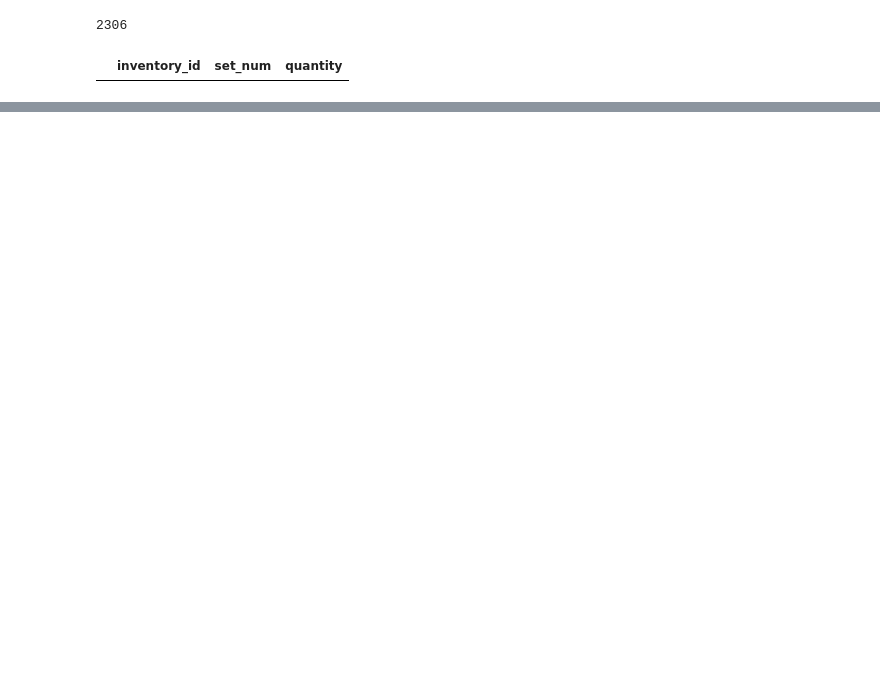
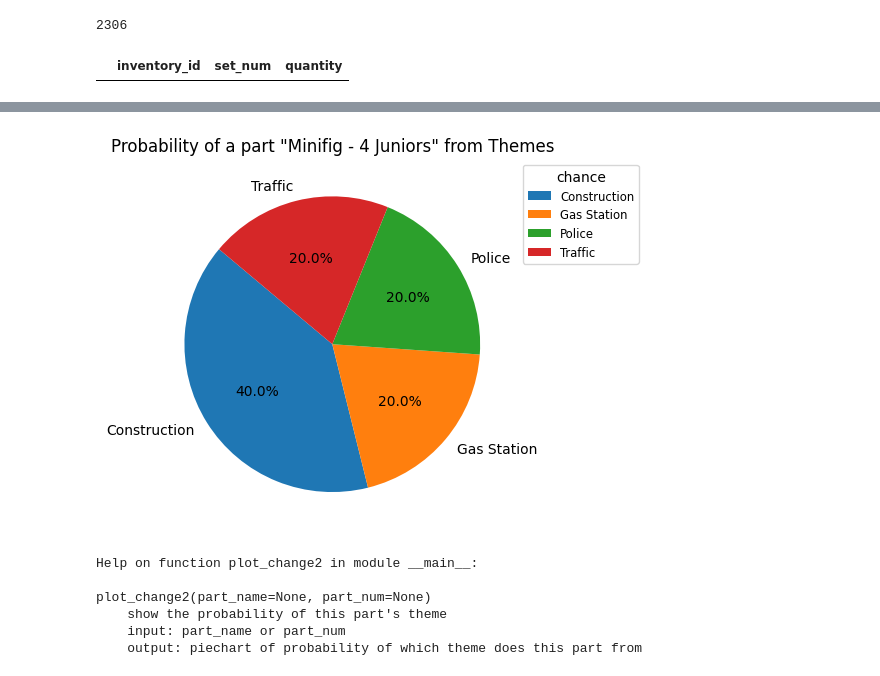
Before and after one commit to hahahassan/Lego_CPSC_project, a Jupyter notebook: notebook/lego_analysis.ipynb, the cells around one changed output, grey strips where cells are left out. Drawn from its saved outputs; the diff is of its cells as text; code cells hidden in the pictures; blank space fills up the shorter version.

```diff
--- a/notebook/lego_analysis.ipynb
+++ b/notebook/lego_analysis.ipynb
@@ -148,0 +706,13 @@ Daisy: top5 MOST COMMOM and rare parts
+# %%
+plot_change2(part_name = 'Minifig - 4 Juniors')
+# %% [output]
+[figure, added]
+# %%
+help(plot_change2)
+# %% [output]
+Help on function plot_change2 in module __main__:
+
+plot_change2(part_name=None, part_num=None)
+    show the probability of this part's theme
+    input: part_name or part_num
+    output: piechart of probability of which theme does this part from
```
Also changed, not shown: parts of 56 cells of this notebook.
